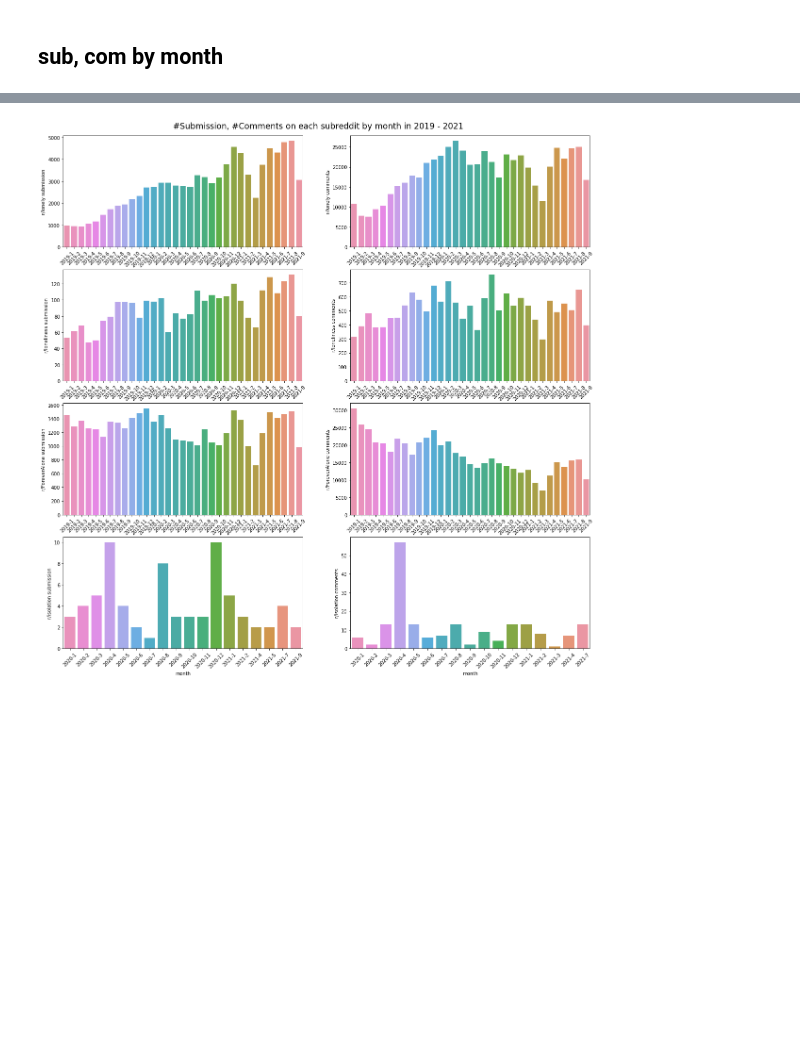
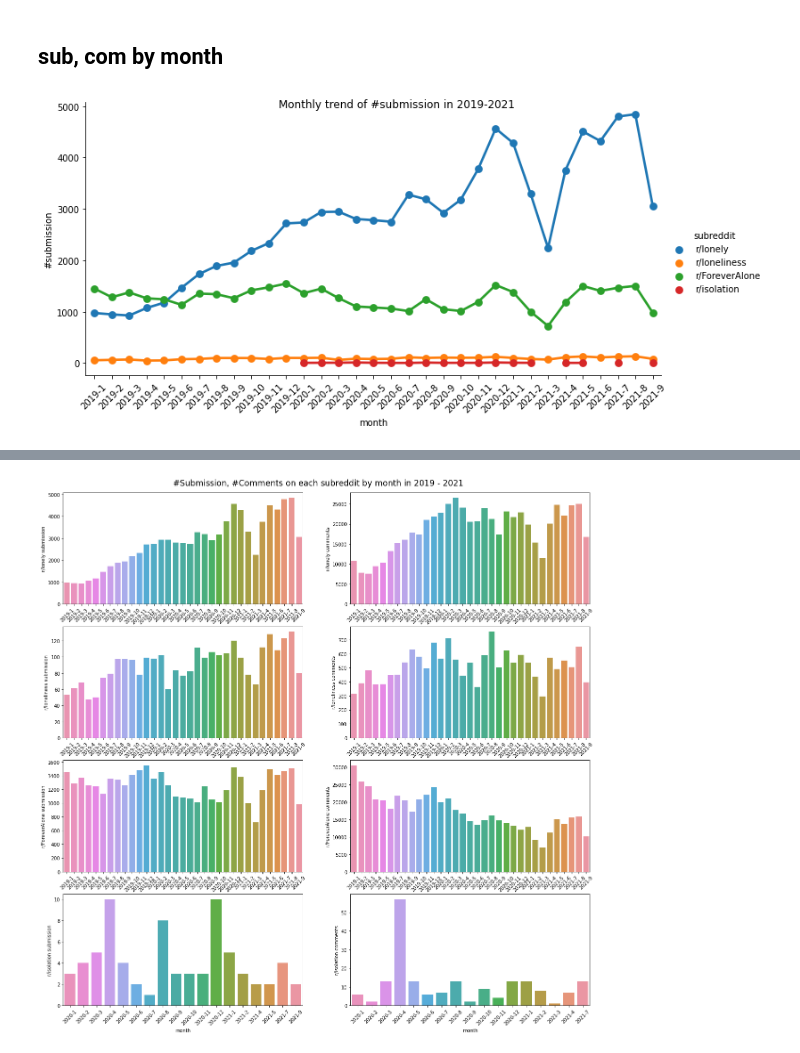
Before and after one commit to wany124/reddit-loneliness, a Jupyter notebook: EDA.ipynb, the cells around one changed output, grey strips where cells are left out. Saved outputs shown, nothing was run; the diff lists cells and outputs as text; code cells hidden in the pictures; blank space fills up the shorter version.

Commit message:
update plots

```diff
--- a/EDA.ipynb
+++ b/EDA.ipynb
@@ -74,3 +74,39 @@ Text(0.5, 1.0, 'Average #comments per submission by subreddit')
 [figure]
 # %% [markdown]
 ## sub, com by month
+# %%
+from collections import Counter
+
+sub_dfs = []
+com_dfs = []
+for i, df in enumerate(sub_lst):
+    df=df[df['date'].apply(getYear) > 2018]
+    mon = df['date'].apply(getMonth)
+    year = df['date'].apply(getYear)
+    moy = [str(m)+'-'+str(n) for m,n in zip(year,mon)]
+    c = Counter(moy)
+    keys = list(dict.keys(c))
+    values = list(dict.values(c))
+    d = pd.DataFrame(list(zip(keys,values)), columns=['month','r/'+name_lst[i]])
+    sub_dfs.append(d)
+
+for i, df in enumerate(com_lst):
+    df=df[df['date'].apply(getYear) > 2018]
+    mon = df['date'].apply(getMonth)
+    year = df['date'].apply(getYear)
+    moy = [str(m)+'-'+str(n) for m,n in zip(year,mon)]
+    c = Counter(moy)
+    keys = list(dict.keys(c))
+    values = list(dict.values(c))
+    d = pd.DataFrame(list(zip(keys,values)), columns=['month','r/'+name_lst[i]])
+    com_dfs.append(d)
+# %%
+from functools import reduce
+df_merged = reduce(lambda  left,right: pd.merge(left,right,on=['month'],how='outer'), sub_dfs)
+f = df_merged.melt('month', var_name='subreddit',  value_name='#submission')
+p = sns.catplot(data=f,x='month', y ='#submission', hue='subreddit', kind='point',aspect=2)
+p.fig.suptitle('Monthly trend of #submission in 2019-2021')
+p.axes[0][0].invert_xaxis()
+p.axes[0][0].tick_params(axis='x', labelrotation=45)
+# %% [output]
+[figure, added]
```
Also changed, not shown: parts of 10 cells of this notebook, 5 other files.
